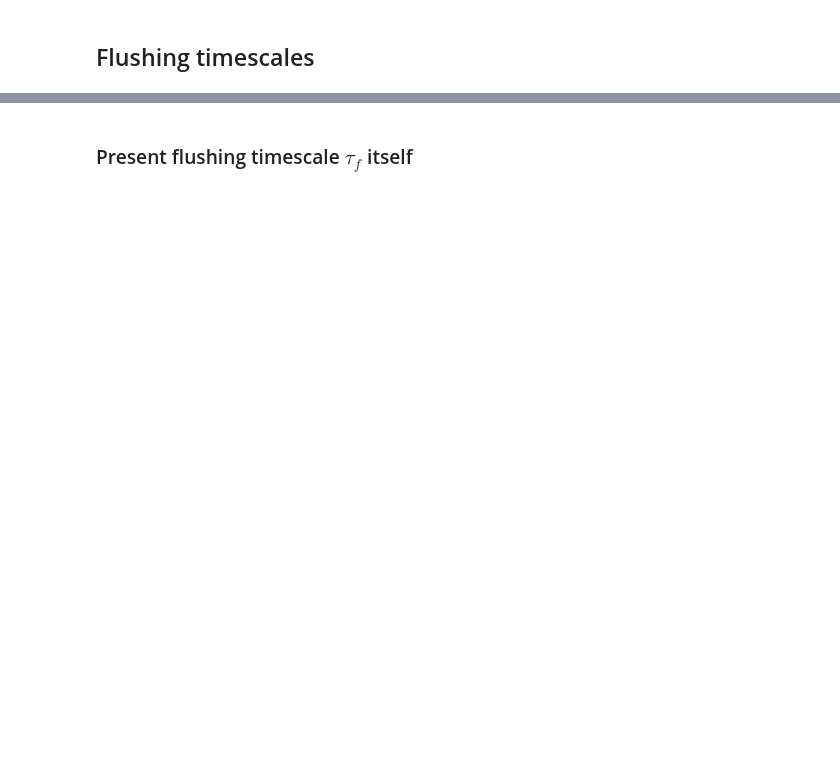
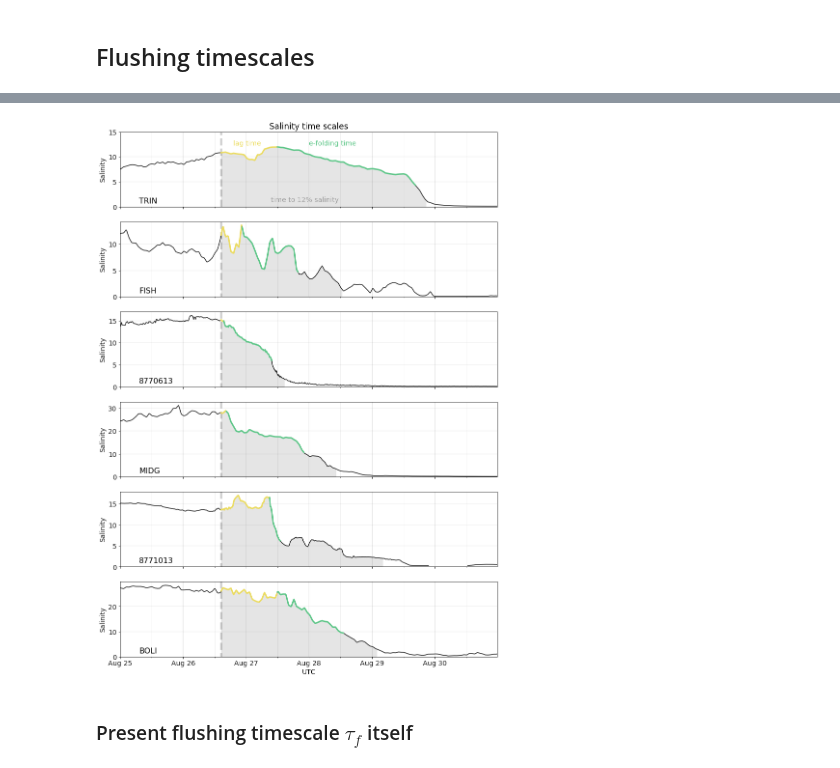
Before and after one commit to kthyng/flood_estimate, a Jupyter notebook: Harvey inflow.ipynb, the cells around one changed output, grey strips where cells are left out. Cells and saved outputs as stored; diff of their text form; code cells hidden in the pictures; blank space fills up the shorter version.

```diff
--- a/Harvey inflow.ipynb
+++ b/Harvey inflow.ipynb
@@ -414,3 +328,87 @@ BOLI time to 0.4: 0.74, time to 0.05: 2.41
+# %%
+# calculate lag times, which only depend on start time I chose vs. outflow start time
+# Start time scale dictionary, tau
+tau = dict()
+
+for key in times.keys():
+    tau[key] = dict()
+    tau[key]['lag'] = (pd.Timestamp(times[key]['start']) - date_outflow).total_seconds()/86400
+# %%
+cols = ['TRIN: Salinity', 'FISH: Salinity', '8770613: Salinity', 'MIDG: Salinity', '8771013: Salinity', 'BOLI: Salinity']
+
+colorlag = '#ECDC5E'
+colorefold = '#5CC687'
+
+dst = '2017-8-25'; den = '2017-8-30'
+fig, axes = plt.subplots(len(saltcols), 1, figsize=(14,20), sharex=True)
+
+taus = np.empty(len(saltcols))
+for j, (col, ax) in enumerate(zip(cols, axes)):
+
+    # get fit in linear space
+    name = col.split(':')[0]
+
+
+    start = times[name]['start']
+    stop = times[name]['stop']
+
+    tnums = df['idx'][start:stop] - df['idx'][start]  # decimal days
+    dfshort = df[col][start:stop]
+
+    S0 = df[col][start]  # initial salinity before freshwater inflow
+    time37 = dfshort.index[np.where(dfshort<=S0*(1/np.e))[0][0]]  # time at 37%*S0 salinity, datetime when efolding time happens
+    tau[name]['efold'] = (time37 - pd.Timestamp(start)).total_seconds()/86400  # save e folding tau, in units of days
+
+    time12 = dfshort.index[np.where(dfshort<=S0*(1/(3*np.e)))[0][0]]
+    tau[name]['timeto12'] = tau[name]['lag'] + (time12 - pd.Timestamp(start)).total_seconds()/86400  # save lag + flooding time to 12% S0, in days
+
+    # plot
+    color = '0.1'
+    ax.plot(df[dst:den].index, df[col][dst:den], color=color)  # plot data
+    ax.tick_params(labelcolor=color)
+    ax.set_ylabel('Salinity', color=color)
+    # overlay lag time
+    tstrlag = date_outflow + pd.Timedelta(str(tau[name]['lag']) + 'days')
+    ax.plot(df[date_outflow:tstrlag].index, df[col][date_outflow:tstrlag], color=colorlag, lw=3)  # plot data
+    # overlay efolding time
+    tstrefold = pd.Timestamp(start) + pd.Timedelta(str(tau[name]['efold']) + 'days')
+    ax.plot(df[start:tstrefold].index, df[col][start:tstrefold], color=colorefold, lw=3)  # plot data
+
+    tstr12 = date_outflow + pd.Timedelta(str(tau[name]['timeto12']) + 'days')
+    ax.fill_between(df[date_outflow:tstr12].index, 0, df[col][date_outflow:tstr12], color='k', alpha=0.1)
+
+    # write station name and tau
+    ax.text(0.05, 0.25 - i*0.1, name, transform=ax.transAxes, fontsize=16)
+
+    hours = mpl.dates.HourLocator(byhour=np.arange(0,24,12))
+    ax.xaxis.set_minor_locator(hours)
+    days = mpl.dates.HourLocator(byhour=np.arange(0,24,24))
+    ax.xaxis.set_major_locator(days)
+
+    ax.xaxis.set_major_formatter(mpl.dates.DateFormatter('%b %d'))
+    ax.grid(which='major', lw=1.5, color='k', alpha=0.05)
+    ax.grid(which='minor', lw=1, color='k', alpha=0.05)
+
+    # label outflow start
+    ylims = ax.get_ylim()
+    ax.set_ylim(0, ylims[1])
+    if j == 0:  # first subplot, leaving space for line labels
+        ax.set_ylim(0, 15)
+        ylims = 0, 15
+        # label lines
+        ax.text(0.3, 0.82, 'lag time', transform=ax.transAxes, color=colorlag)
+        ax.text(0.5, 0.82, 'e-folding time', transform=ax.transAxes, color=colorefold)
+        ax.text(0.4, 0.07, 'time to 12% salinity', transform=ax.transAxes, color='k', alpha=0.3)
+    ax.vlines(date_outflow, *ylims, linewidth=4, alpha=0.2, color='k', linestyle='--')
+
+axes[0].set_title('Salinity time scales')
+axes[-1].set_xlabel('UTC')
+axes[-1].autoscale(enable=True, axis='x', tight=True)
+
+
+fig.savefig('figures/times_flushing.pdf', bbox_inches='tight')
+# %% [output]
+[figure, added]
 # %% [markdown]
 ### Present flushing timescale $\tau_f$ itself
 # %%
```
Also changed, not shown: parts of 24 cells of this notebook.
